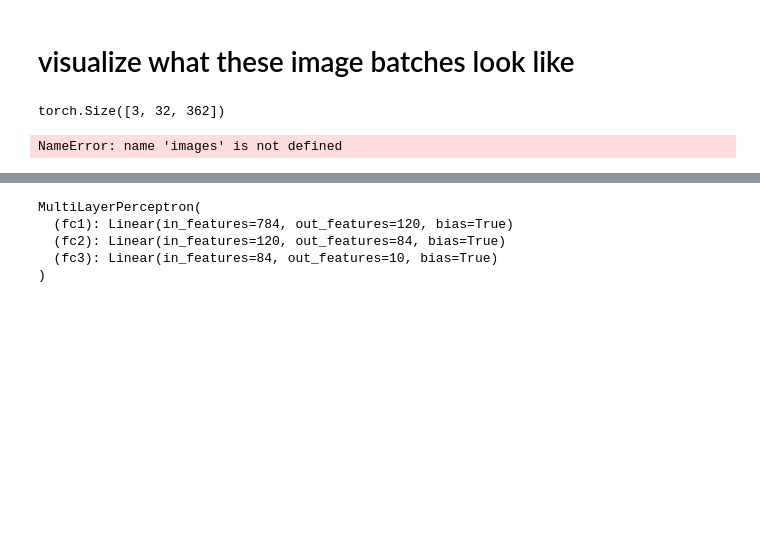
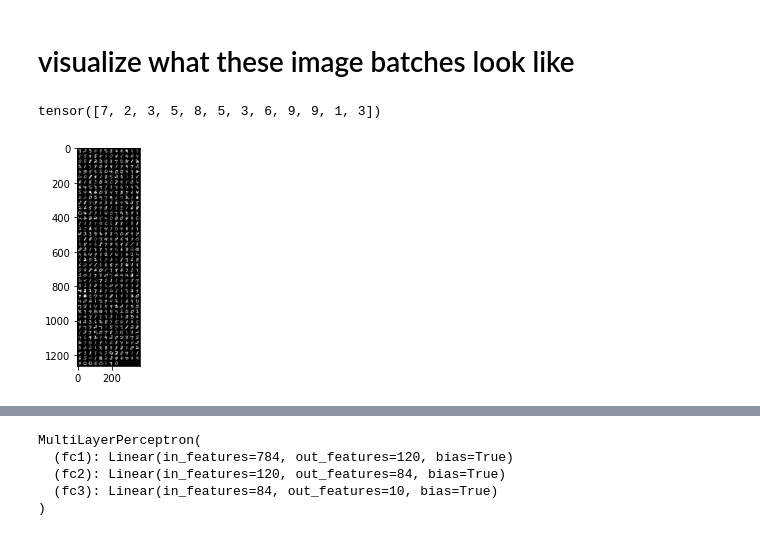
Before and after one commit to AdiBad/image_analysis_DL, a Jupyter notebook: neural_net_basics.ipynb, the cells around one changed output, grey strips where cells are left out. Drawn from its saved outputs; the diff is of its cells as text; code cells hidden in the pictures; blank space fills up the shorter version.

```diff
--- a/neural_net_basics.ipynb
+++ b/neural_net_basics.ipynb
@@ -58,25 +58,25 @@ plt.imshow(image.reshape((28, 28)))
 torch.manual_seed(101)
 
 # 100 images per batch, fetched randomly from dataset
-train_loader = DataLoader(train_data, batch_size=500, shuffle=True)
+train_loader = DataLoader(train_data, batch_size=100, shuffle=True)
 test_loader = DataLoader(test_data, batch_size=500, shuffle=False)
 # %% [markdown]
 # visualize what these image batches look like
 # %%
 from torchvision.utils import make_grid
 np.set_printoptions(formatter=dict(int=lambda x: f'{x:4}'))
-# %%
-im.shape
-# %% [output]
-torch.Size([3, 32, 362])
+# %%
+for images, labels in train_loader:
+    break
 # %%
 # print first 12 images
-im = make_grid(images[:12], nrow=12)
+im = make_grid(images, nrow=12)
 # currently im contains color-width-height channel format
 plt.figure(figsize=(10, 4))
 # plt imshow expects width-height-color channel
 plt.imshow(np.transpose(im.numpy(), (1, 2, 0)));
 labels[:12]
 # (1,2,0) is the index of the WHC as expected
 # %% [output]
-NameError: name 'images' is not defined
+tensor([7, 2, 3, 5, 8, 5, 3, 6, 9, 9, 1, 3])
+[figure, added]
```
Also changed, not shown: parts of 12 cells of this notebook.
